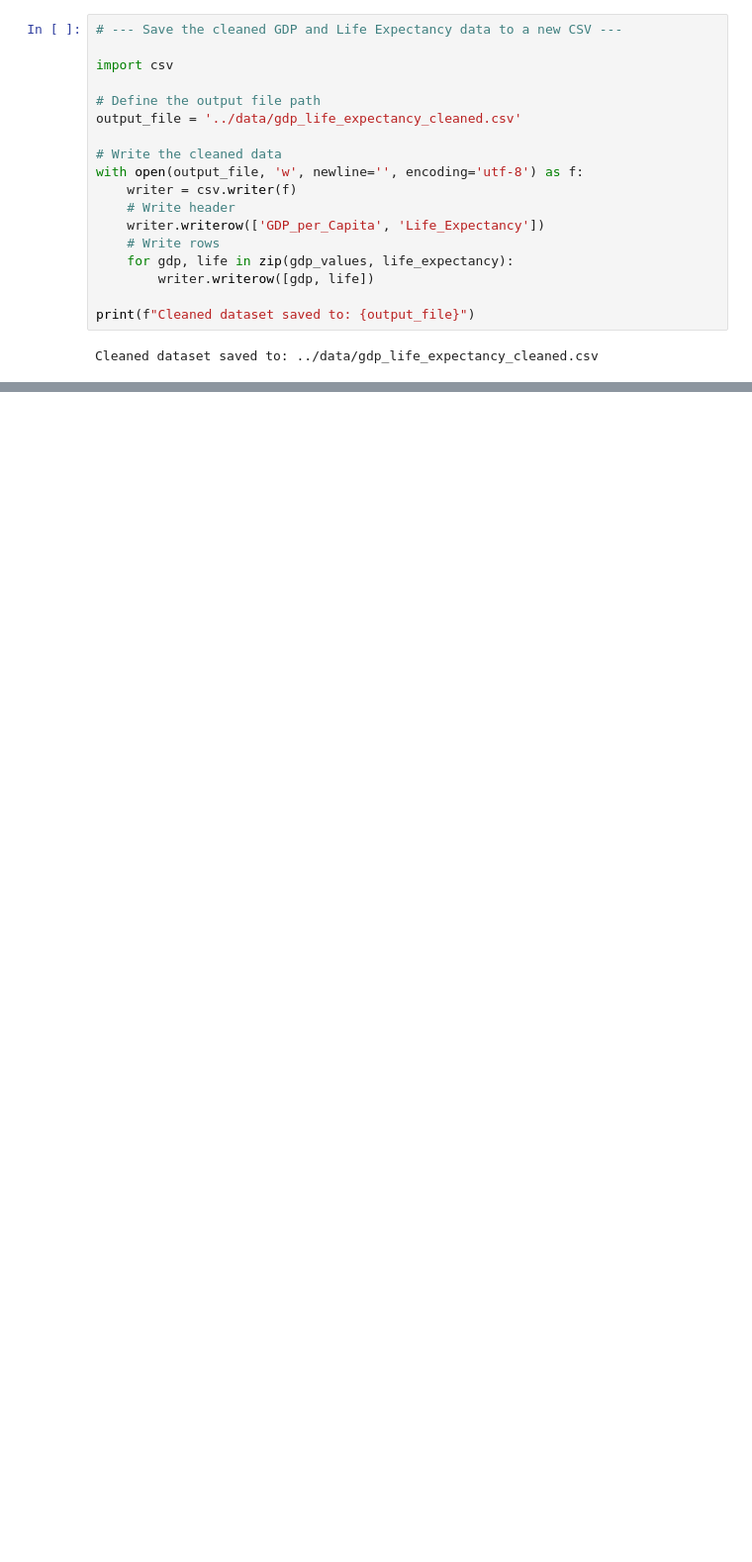
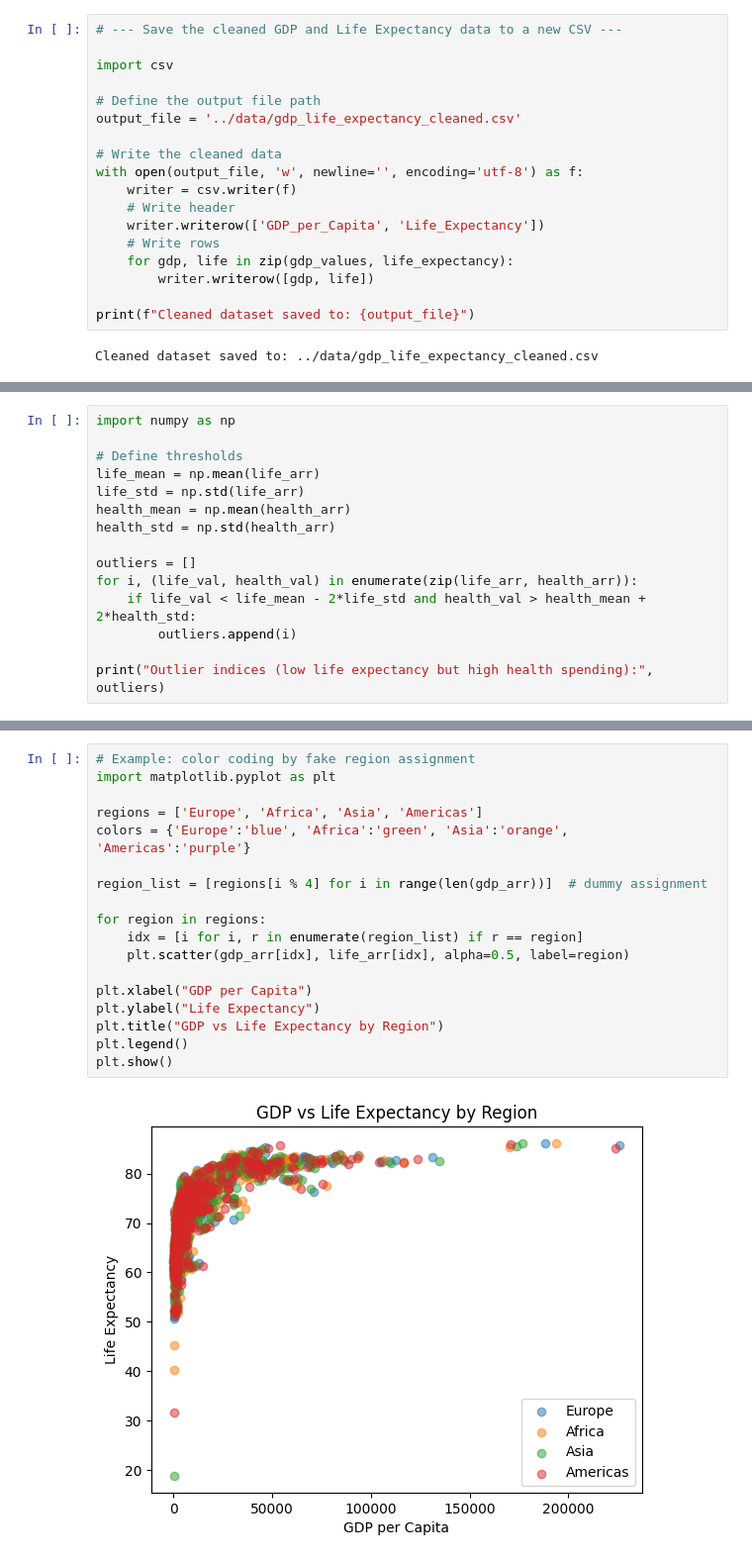
Before and after one commit to bracagliagiulia/wealth-of-nations-analysis, a Jupyter notebook: notebook/explore_healthcare_vs_economy.ipynb, the cells around one changed output, grey strips where cells are left out. Shown: that part at 99% size. Saved outputs shown, nothing was run; the diff lists cells and outputs as text; blank space fills up the shorter version.

```diff
--- a/notebook/explore_healthcare_vs_economy.ipynb
+++ b/notebook/explore_healthcare_vs_economy.ipynb
@@ -775,0 +1017,15 @@ Cleaned dataset saved to: ../data/gdp_life_expectancy_cleaned.csv
+# %%
+import numpy as np
+
+# Define thresholds
+life_mean = np.mean(life_arr)
+life_std = np.std(life_arr)
+health_mean = np.mean(health_arr)
+health_std = np.std(health_arr)
+
+outliers = []
+for i, (life_val, health_val) in enumerate(zip(life_arr, health_arr)):
+    if life_val < life_mean - 2*life_std and health_val > health_mean + 2*health_std:
+        outliers.append(i)
+
+print("Outlier indices (low life expectancy but high health spending):", outliers)
@@ -775,0 +1072,20 @@ Cleaned dataset saved to: ../data/gdp_life_expectancy_cleaned.csv
+# %%
+# Example: color coding by fake region assignment
+import matplotlib.pyplot as plt
+
+regions = ['Europe', 'Africa', 'Asia', 'Americas']
+colors = {'Europe':'blue', 'Africa':'green', 'Asia':'orange', 'Americas':'purple'}
+
+region_list = [regions[i % 4] for i in range(len(gdp_arr))]  # dummy assignment
+
+for region in regions:
+    idx = [i for i, r in enumerate(region_list) if r == region]
+    plt.scatter(gdp_arr[idx], life_arr[idx], alpha=0.5, label=region)
+
+plt.xlabel("GDP per Capita")
+plt.ylabel("Life Expectancy")
+plt.title("GDP vs Life Expectancy by Region")
+plt.legend()
+plt.show()
+# %% [output]
+[figure, added]
```
Also changed, not shown: parts of 20 cells of this notebook.
